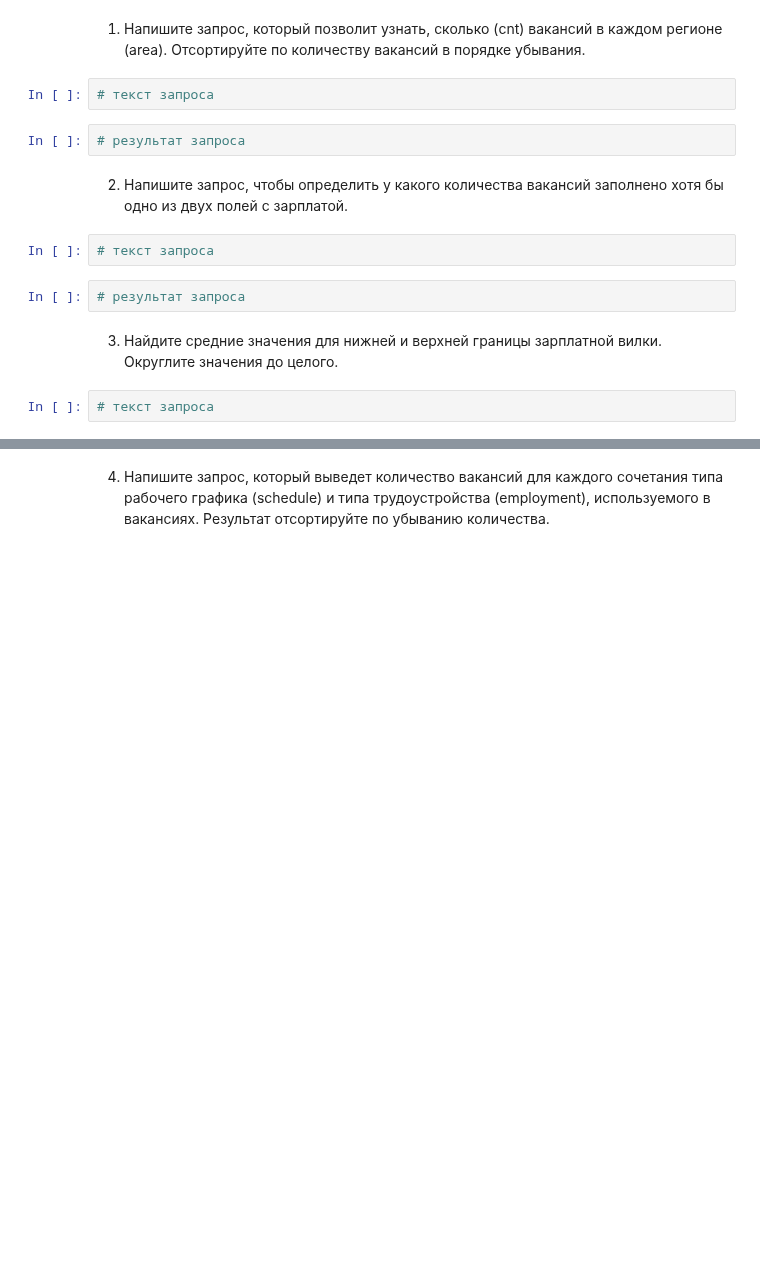
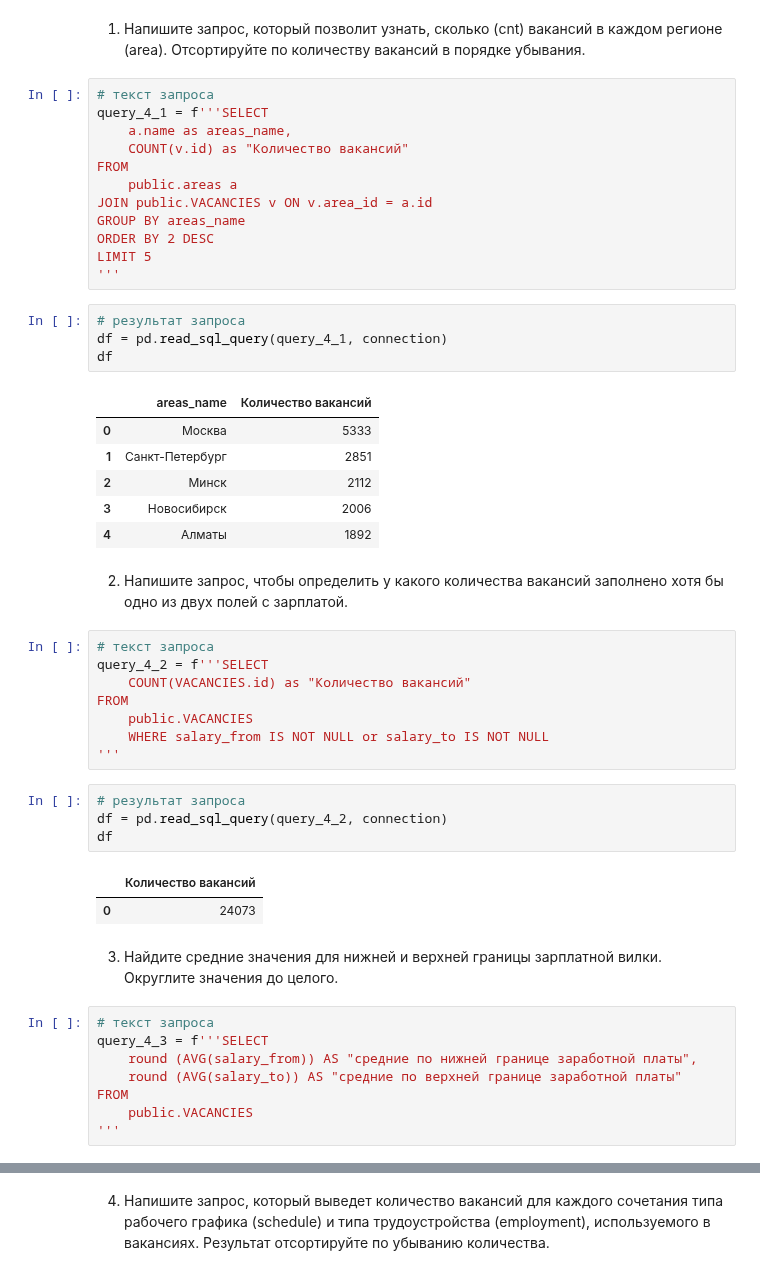
Before and after one commit to DenisMaltsev76/DM_76, a Jupyter notebook: Skillfactory/PROJECT-2/Project_2_Ноутбук_шаблон.ipynb, the cells around one changed output, grey strips where cells are left out. Drawn from its saved outputs; the diff is of its cells as text; blank space fills up the shorter version.

```diff
--- a/Skillfactory/PROJECT-2/Project_2_Ноутбук_шаблон.ipynb
+++ b/Skillfactory/PROJECT-2/Project_2_Ноутбук_шаблон.ipynb
@@ -99,17 +99,53 @@ df
 Отсортируйте по количеству вакансий в порядке убывания.
 # %%
 # текст запроса
+query_4_1 = f'''SELECT
+    a.name as areas_name,
+    COUNT(v.id) as "Количество вакансий"
+FROM
+    public.areas a
+JOIN public.VACANCIES v ON v.area_id = a.id
+GROUP BY areas_name
+ORDER BY 2 DESC
+LIMIT 5
+'''
 # %%
 # результат запроса
+df = pd.read_sql_query(query_4_1, connection)
+df
+# %% [output]
+|  | areas_name | Количество вакансий |
+| 0 | Москва | 5333 |
+| 1 | Санкт-Петербург | 2851 |
+| 2 | Минск | 2112 |
+| 3 | Новосибирск | 2006 |
+| 4 | Алматы | 1892 |
 # %% [markdown]
 2. Напишите запрос, чтобы определить у какого количества вакансий заполнено хотя бы одно из двух полей с зарплатой.
 # %%
 # текст запроса
+query_4_2 = f'''SELECT
+    COUNT(VACANCIES.id) as "Количество вакансий"
+FROM
+    public.VACANCIES
+    WHERE salary_from IS NOT NULL or salary_to IS NOT NULL
+'''
 # %%
 # результат запроса
+df = pd.read_sql_query(query_4_2, connection)
+df
+# %% [output]
+|  | Количество вакансий |
+| 0 | 24073 |
 # %% [markdown]
 3. Найдите средние значения для нижней и верхней границы зарплатной вилки. Округлите значения до целого.
 # %%
 # текст запроса
+query_4_3 = f'''SELECT
+    round (AVG(salary_from)) AS "средние по нижней границе заработной платы",
+    round (AVG(salary_to)) AS "средние по верхней границе заработной платы"
+FROM
+    public.VACANCIES
+'''
 # %%
 # результат запроса
```
Also changed, not shown: parts of 3 cells of this notebook.
